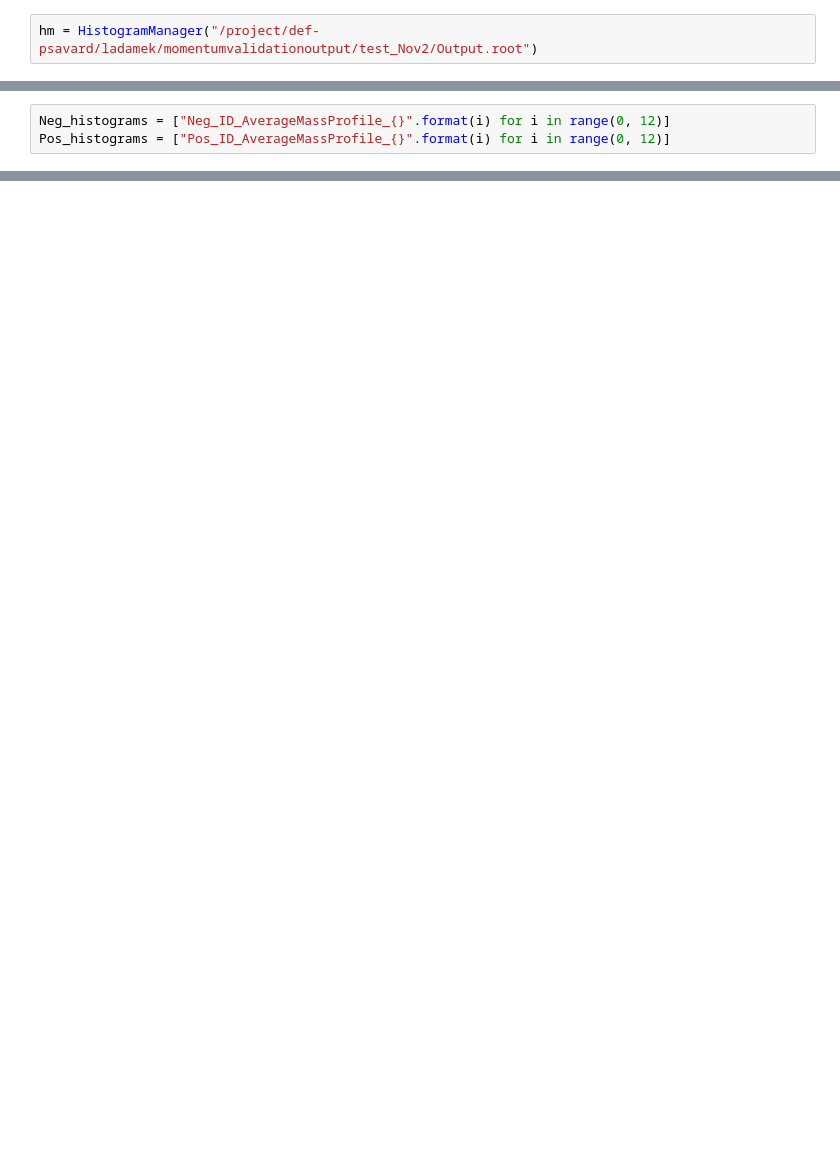
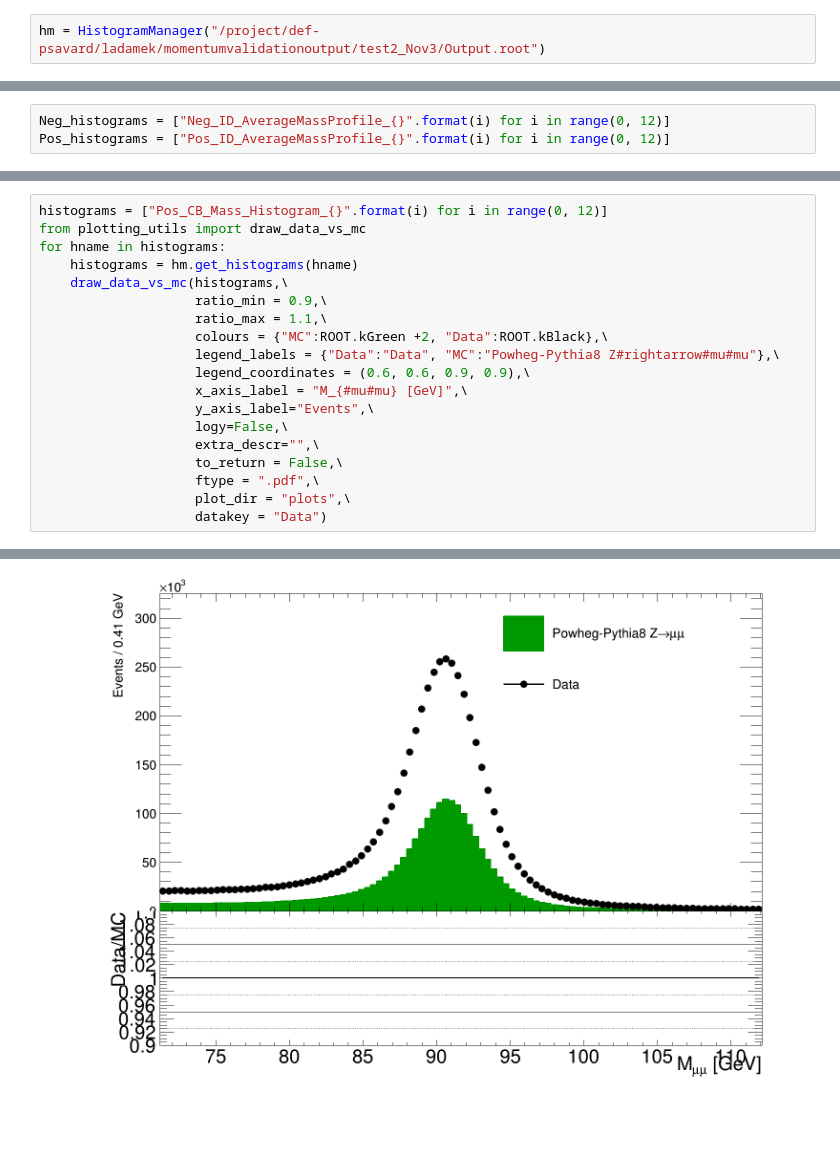
Before and after one commit to luadamek/PyMomentumValidation, a Jupyter notebook: TestPlotting.ipynb, the cells around one changed output, grey strips where cells are left out. Cells and saved outputs as stored; diff of their text form; blank space fills up the shorter version.

```diff
--- a/TestPlotting.ipynb
+++ b/TestPlotting.ipynb
@@ -3,5 +4,5 @@ from histogram_manager import HistogramManager
 # %% [output]
 Welcome to JupyROOT 6.14/04
 # %%
-hm = HistogramManager("/project/def-psavard/ladamek/momentumvalidationoutput/test_Nov2/Output.root")
+hm = HistogramManager("/project/def-psavard/ladamek/momentumvalidationoutput/test2_Nov3/Output.root")
 # %% [output]
@@ -97,0 +117,20 @@ for Pos_histogram, Neg_histogram in zip(Pos_histograms, Neg_histograms):
+# %%
+histograms = ["Pos_CB_Mass_Histogram_{}".format(i) for i in range(0, 12)]
+from plotting_utils import draw_data_vs_mc
+for hname in histograms:
+    histograms = hm.get_histograms(hname)
+    draw_data_vs_mc(histograms,\
+                    ratio_min = 0.9,\
+                    ratio_max = 1.1,\
+                    colours = {"MC":ROOT.kGreen +2, "Data":ROOT.kBlack},\
+                    legend_labels = {"Data":"Data", "MC":"Powheg-Pythia8 Z#rightarrow#mu#mu"},\
+                    legend_coordinates = (0.6, 0.6, 0.9, 0.9),\
+                    x_axis_label = "M_{#mu#mu} [GeV]",\
+                    y_axis_label="Events",\
+                    logy=False,\
+                    extra_descr="",\
+                    to_return = False,\
+                    ftype = ".pdf",\
+                    plot_dir = "plots",\
+                    datakey = "Data")
+# %% [output]
@@ -97,0 +161 @@ for Pos_histogram, Neg_histogram in zip(Pos_histograms, Neg_histograms):
+[figure, added]
```
Also changed, not shown: parts of 8 cells of this notebook, 10 other files.
